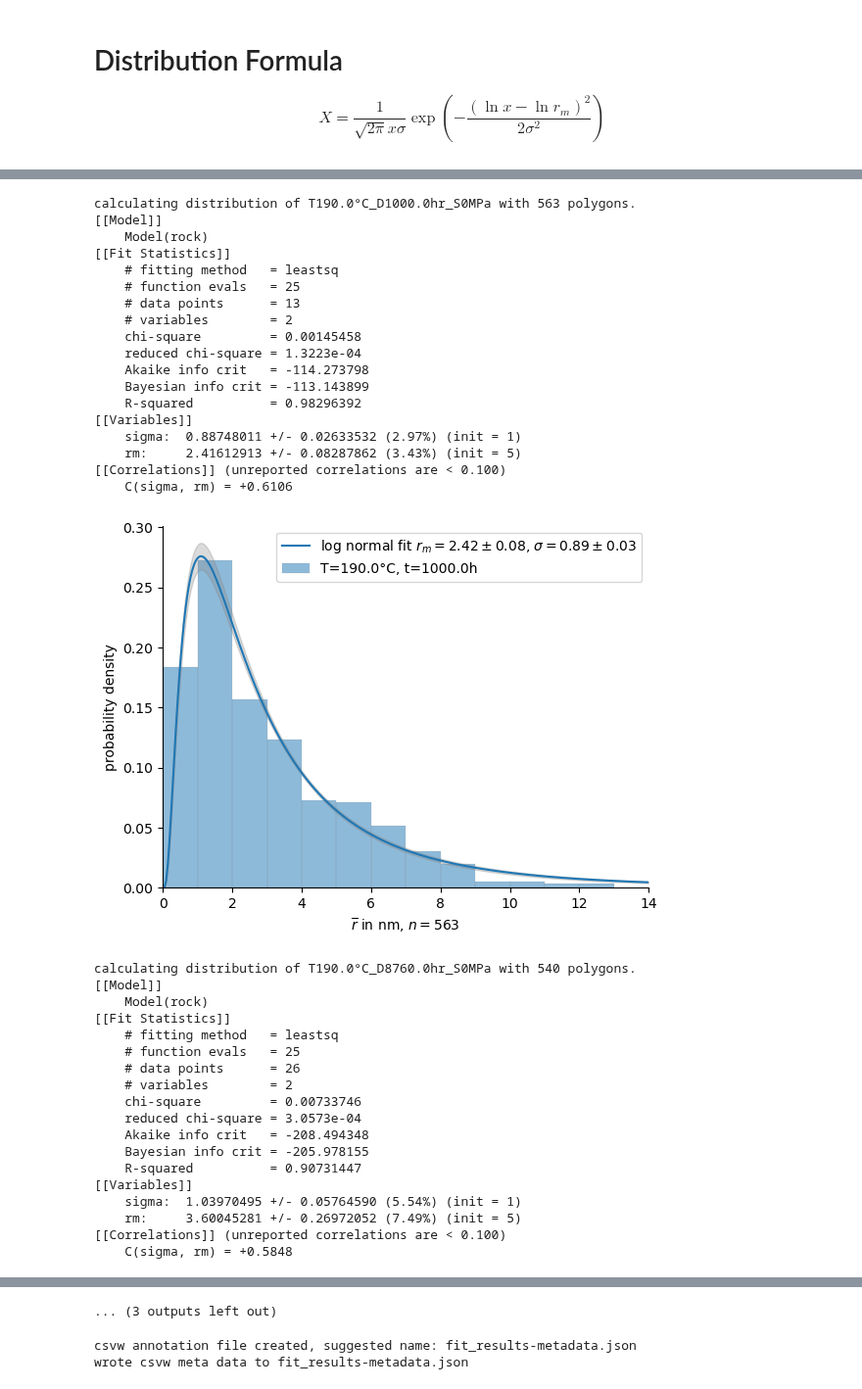
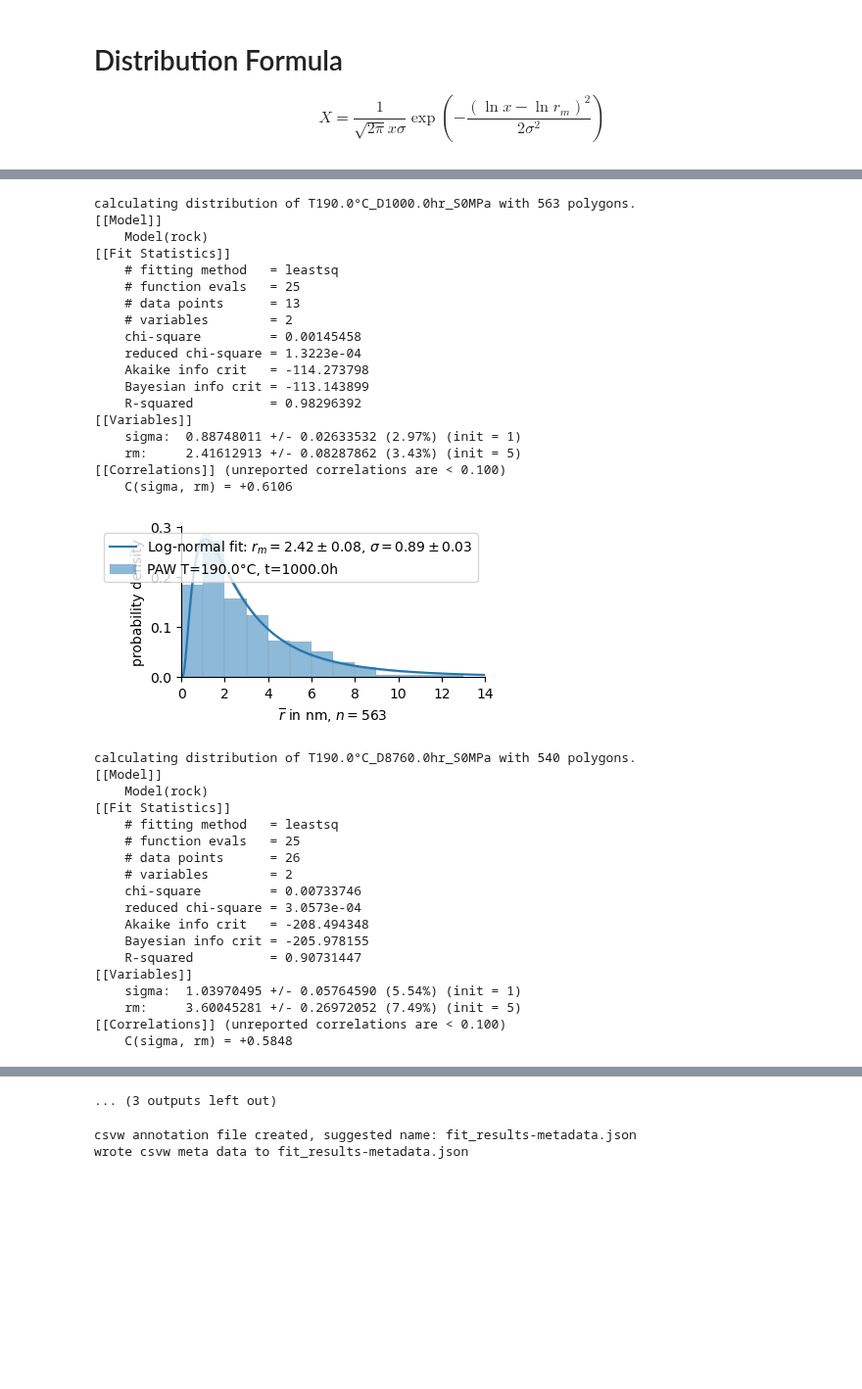
Before and after one commit to BAMresearch/DF-TEM-PAW, a Jupyter notebook: analyse_precepitates_data.ipynb, the cells around one changed output, grey strips where cells are left out. Shown at 98% size. Drawn from its saved outputs; the diff is of its cells as text; code cells hidden in the pictures; blank space fills up the shorter version.

```diff
--- a/analyse_precepitates_data.ipynb
+++ b/analyse_precepitates_data.ipynb
@@ -60,6 +60,13 @@ def get_histogram(y, start=0.0, end=None, bin_width=1.0,x_label='x',plot_result=
 def rock(x, rm, sigma):
     return 1.0/(np.sqrt(2*np.pi)*x*sigma)*np.exp(-(np.log(x/rm))**2/(2*sigma**2))
 
+def cm2inch(*tupl):
+    inch = 2.54
+    if isinstance(tupl[0], tuple):
+        return tuple(i/inch for i in tupl[0])
+    else:
+        return tuple(i/inch for i in tupl)
+
 def fit_log_distribution(x, y, x_min=None, x_max=None, y_max=0.0, bin_width=1.0, label='distribution', x_label=r"$x$", y_label=r"probability density", filename='fit_log_distribution.png', save_plot=False) -> dict:
    results=dict()
    if not x_min:
@@ -96,7 +103,7 @@ def fit_log_distribution(x, y, x_min=None, x_max=None, y_max=0.0, bin_width=1.0,
    results['end']=x_max
    results['bin_width']=bin_width
    results['fit']=fit
-   fig=plt.figure()
+   fig=plt.figure(figsize=(4,2))
    plt.tight_layout()
    ax=plt.axes()
    #ax.set_facecolor((.94, .94, .94))
@@ -106,7 +113,7 @@ def fit_log_distribution(x, y, x_min=None, x_max=None, y_max=0.0, bin_width=1.0,
    #ax.xaxis.grid(False)
    #plt.title(r"log normal fit $r_m={:.2f}\pm{:.2f}$, $\sigma={:.2f}\pm{:.2f}$".format(result.params['rm'].value,result.params['rm'].stderr,result.params['sigma'].value,result.params['sigma'].stderr))
    bars=ax.bar(x, y, width=bin_width, alpha=0.5,align='center', linewidth=0.2, edgecolor='gray', label=label)
-   plt.plot(fit['x'], fit['y'], label=r"log-normal fit $r_m={:.2f}\pm{:.2f}$, $\sigma={:.2f}\pm{:.2f}$".format(result.params['rm'].value,result.params['rm'].stderr,result.params['sigma'].value,result.params['sigma'].stderr))
+   plt.plot(fit['x'], fit['y'], label=r"Log-normal fit: $r_m={:.2f}\pm{:.2f}$, $\sigma={:.2f}\pm{:.2f}$".format(result.params['rm'].value,result.params['rm'].stderr,result.params['sigma'].value,result.params['sigma'].stderr))
    plt.fill_between(fit['x'], fit['y']-fit['dely'],
          fit['y']+fit['dely'], color='#888888',alpha=0.3)
    plt.xlabel(x_label)
@@ -355,35 +362,35 @@ for dataset, content in poly_dict.items():
     filename="images/{}.png".format(filename)
     xlabel=r"$\overline{r}$ in nm, $n=$"+str(len(dataframe))
     tmp=dataset.split('_')
-    label="T={}, t={}".format(tmp[0][1:],tmp[1][1:-1])
+    label="PAW T={}, t={}".format(tmp[0][1:],tmp[1][1:-1])
     record={**{'dataset': dataset},**fit_log_distribution(histogram['center'],histogram['norm'], label=label, x_min=0.0, x_max=14.0, x_label=xlabel, filename=filename,save_plot=True)}
     #record={**{'dataset': dataset},**fit_log_distribution(histogram['center'],histogram['norm'])}
     record.pop('fit')
     fits.append({**{'dataset': dataset, "temp": temp, "aging_time": aging_time, "stress": stress, "rois": " ".join(content['rois'])},**record})
 fit_results=pd.DataFrame(fits).set_index('dataset')
 fit_results.sort_values('aging_time',inplace=True)
 fit_results.to_csv('fit_results.csv')
 fit_results
 # %% [output]
 calculating distribution of T190.0°C_D1000.0hr_S0MPa with 563 polygons.
 [[Model]]
     Model(rock)
 [[Fit Statistics]]
     # fitting method   = leastsq
     # function evals   = 25
     # data points      = 13
     # variables        = 2
     chi-square         = 0.00145458
     reduced chi-square = 1.3223e-04
     Akaike info crit   = -114.273798
     Bayesian info crit = -113.143899
     R-squared          = 0.98296392
 [[Variables]]
     sigma:  0.88748011 +/- 0.02633532 (2.97%) (init = 1)
     rm:     2.41612913 +/- 0.08287862 (3.43%) (init = 5)
 [[Correlations]] (unreported correlations are < 0.100)
     C(sigma, rm) = +0.6106
-[figure, old version]
+[figure, new version]
 calculating distribution of T190.0°C_D8760.0hr_S0MPa with 540 polygons.
 [[Model]]
     Model(rock)
```
Also changed, not shown: parts of 2 cells of this notebook.
